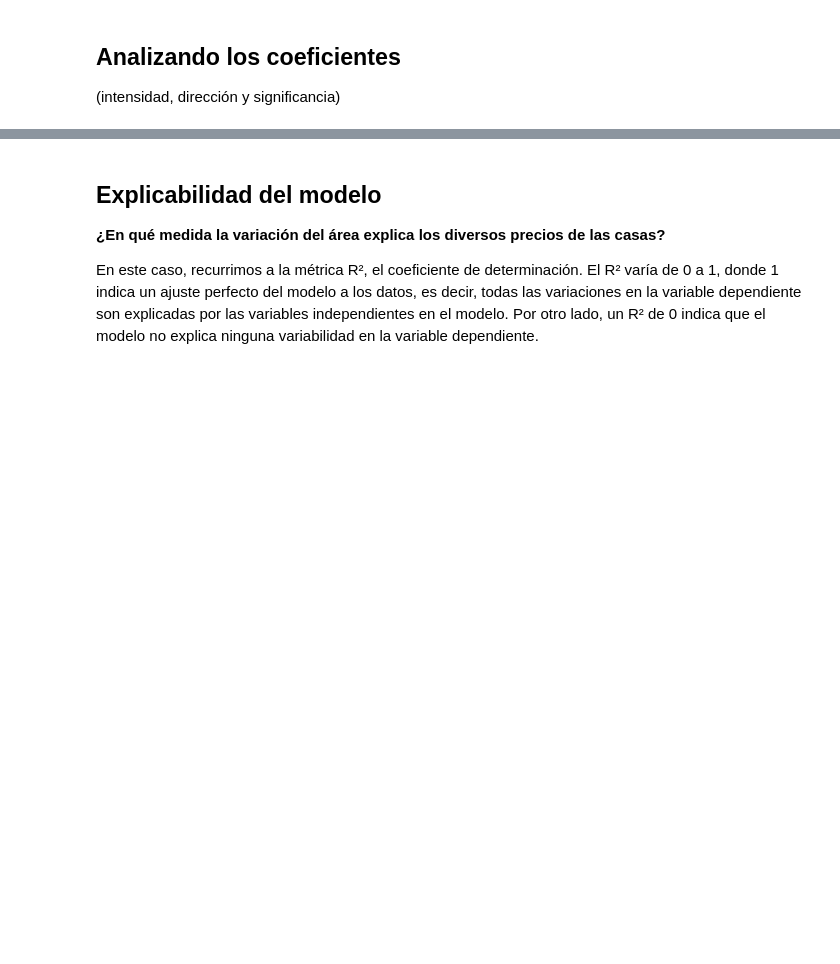
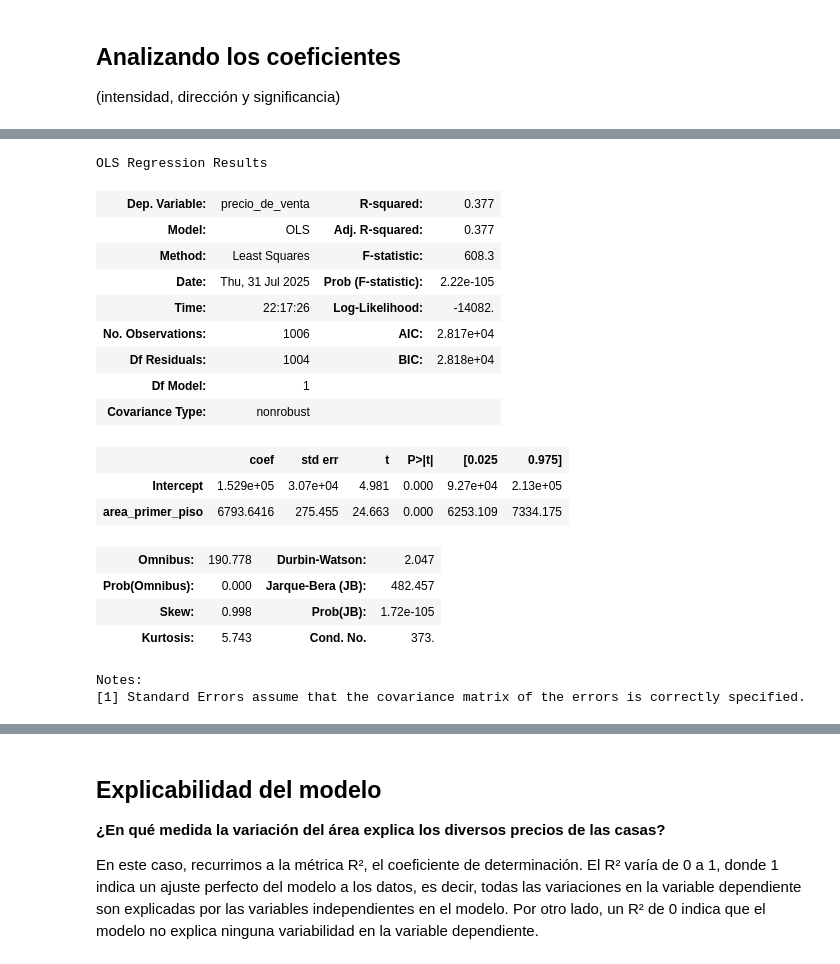
Before and after one commit to cmrondon2000/probando_relaciones_con_regresion_lineal, a Jupyter notebook: precios_de_inmuebles_regresion_lineal.ipynb, the cells around one changed output, grey strips where cells are left out. Saved outputs shown, nothing was run; the diff lists cells and outputs as text; code cells hidden in the pictures; blank space fills up the shorter version.

```diff
--- a/precios_de_inmuebles_regresion_lineal.ipynb
+++ b/precios_de_inmuebles_regresion_lineal.ipynb
@@ -182,5 +212,26 @@ El conjunto de **entrenamiento** se utiliza para ajustar el modelo, mientras que
 # %%
 # El resumen del modelo
+modelo_0.summary()
+# %% [output]
+OLS Regression Results
+| Dep. Variable: | precio_de_venta | R-squared: | 0.377 |
+| Model: | OLS | Adj. R-squared: | 0.377 |
+| Method: | Least Squares | F-statistic: | 608.3 |
+| Date: | Thu, 31 Jul 2025 | Prob (F-statistic): | 2.22e-105 |
+| Time: | 22:17:26 | Log-Likelihood: | -14082. |
+| No. Observations: | 1006 | AIC: | 2.817e+04 |
+| Df Residuals: | 1004 | BIC: | 2.818e+04 |
+| Df Model: | 1 |  |  |
+| Covariance Type: | nonrobust |  |  |
+|  | coef | std err | t | P>|t| | [0.025 | 0.975] |
+| Intercept | 1.529e+05 | 3.07e+04 | 4.981 | 0.000 | 9.27e+04 | 2.13e+05 |
+| area_primer_piso | 6793.6416 | 275.455 | 24.663 | 0.000 | 6253.109 | 7334.175 |
+| Omnibus: | 190.778 | Durbin-Watson: | 2.047 |
+| Prob(Omnibus): | 0.000 | Jarque-Bera (JB): | 482.457 |
+| Skew: | 0.998 | Prob(JB): | 1.72e-105 |
+| Kurtosis: | 5.743 | Cond. No. | 373. |
+Notes:
+[1] Standard Errors assume that the covariance matrix of the errors is correctly specified.
 # %% [markdown]
 - El **punto de intercepción** es el valor esperado del precio de la casa cuando todas las demás variables son cero. En este caso, cuando todas las demás variables, incluida el área del primer piso, son cero, el precio esperado de la casa es de $145.196,40. No siempre se tiene una interpretación práctica para este número.
 
```
Also changed, not shown: parts of 17 cells of this notebook.
